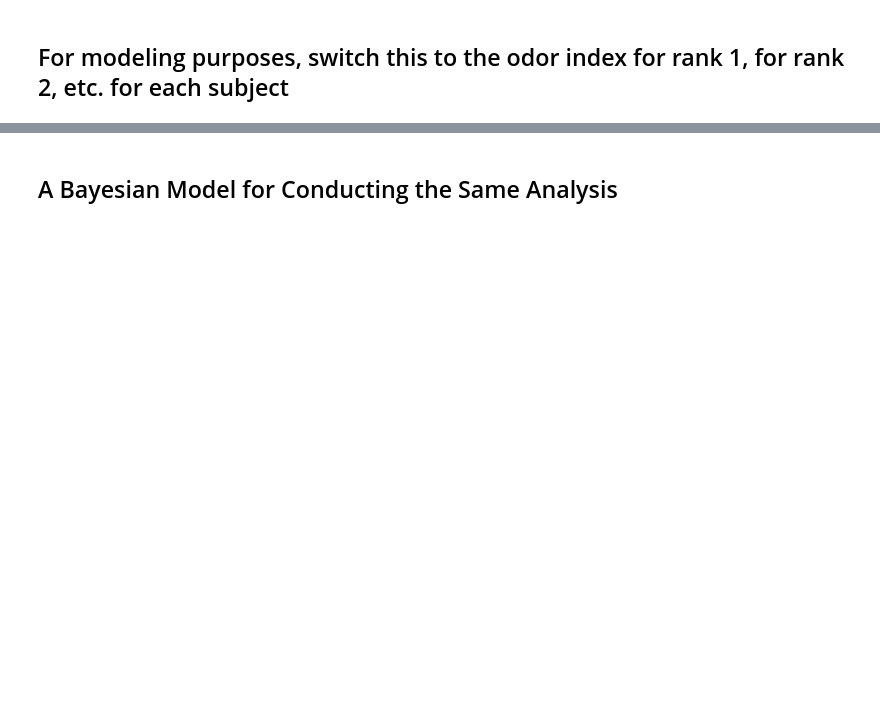
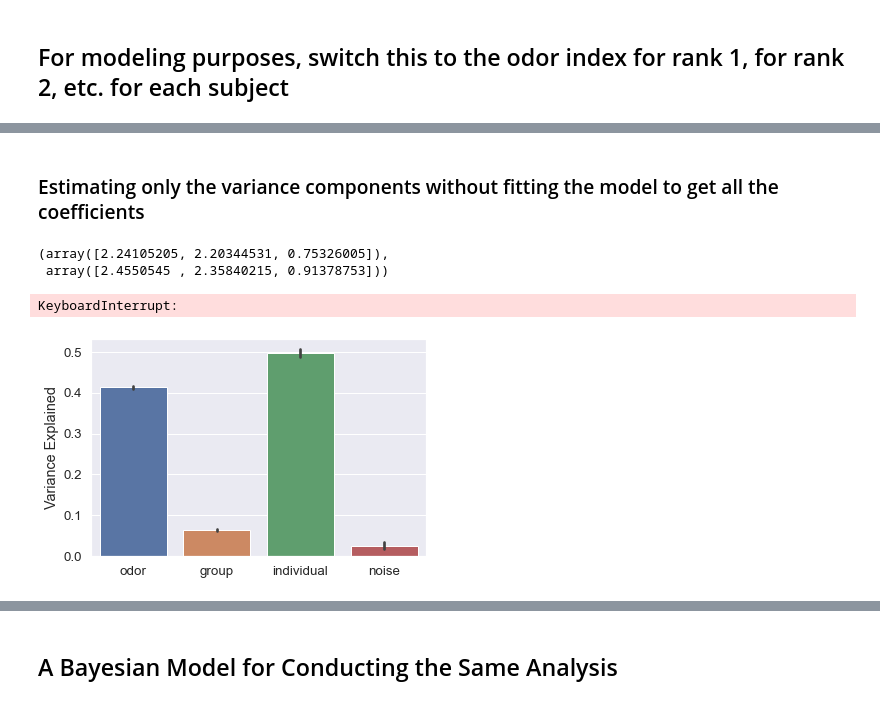
Before and after one commit to rgerkin/shared-pleasantness, a Jupyter notebook: bayesian-analysis.ipynb, the cells around one changed output, grey strips where cells are left out. Cells and saved outputs as stored; diff of their text form; code cells hidden in the pictures; blank space fills up the shorter version.

```diff
--- a/bayesian-analysis.ipynb
+++ b/bayesian-analysis.ipynb
@@ -35,0 +126,6 @@ data['ranked'] = z.set_index(['Group', 'Participant']).sort_index()
+# %%
+data['ranked-replicate-cloned'] = pd.concat([data['ranked'], data['ranked']])
+data['shuffle-swap'] = up.shuffle_data(data['ranked'], groups, 'swap-individuals-within-culture')
+data['ranked-replicate-swap'] = pd.concat([data['ranked'], data['shuffle-swap']])
+# %% [markdown]
+### Estimating only the variance components without fitting the model to get all the coefficients
@@ -35,0 +154,46 @@ data['ranked'] = z.set_index(['Group', 'Participant']).sort_index()
+# %%
+def get_stats(df):
+    # Standard deviation across trials, within odors
+    a = df.std().mean()
+
+    # Standard deviation across individuals, within odors
+    b = df.groupby(['Group', 'Participant']).mean().std().mean()
+
+    # Standard deviation across cultures, within odors
+    c = df.groupby(['Group']).mean().std().mean()
+
+    return np.array([a, b, c])
+
+get_stats(data['raw-pseudo-replicated']), get_stats(data['synthetic'])
+# %% [output]
+(array([2.24105205, 2.20344531, 0.75326005]),
+ array([2.4550545 , 2.35840215, 0.91378753]))
+# %%
+from scipy.optimize import minimize
+
+stats = get_stats(data['raw-pseudo-replicated'])
+
+def f(x):
+    syn_stats = []
+    for i in range(100):
+        syn = make_synthetic(data['raw-pseudo-replicated'], *x)
+        syn_stats.append(get_stats(syn))
+    syn_stats = np.mean(syn_stats, axis=0)
+    err = np.sum((syn_stats - stats)**2)
+    #print(err)
+    return err
+
+sigmas = pd.DataFrame(index=range(10),
+                      columns=['σ_odor', 'σ_group', 'σ_individual', 'σ_noise'])
+for i in tqdm(sigmas.index):
+    result = minimize(f, [3, 1, 3, 1], bounds=[(0, None)]*4, method='Powell')
+    sigmas.loc[i] = result.x
+# %% [output]
+KeyboardInterrupt:
+# %%
+vars_explained = (sigmas**2).div((sigmas**2).sum(axis=1), axis=0).round(3)
+vars_explained.columns = vars_explained.columns.map(lambda x: x.split('_')[1])
+sns.barplot(data=vars_explained);
+plt.ylabel('Variance Explained');
+# %% [output]
+[figure, added]
```
Also changed, not shown: parts of 33 cells of this notebook, 9 other files.
